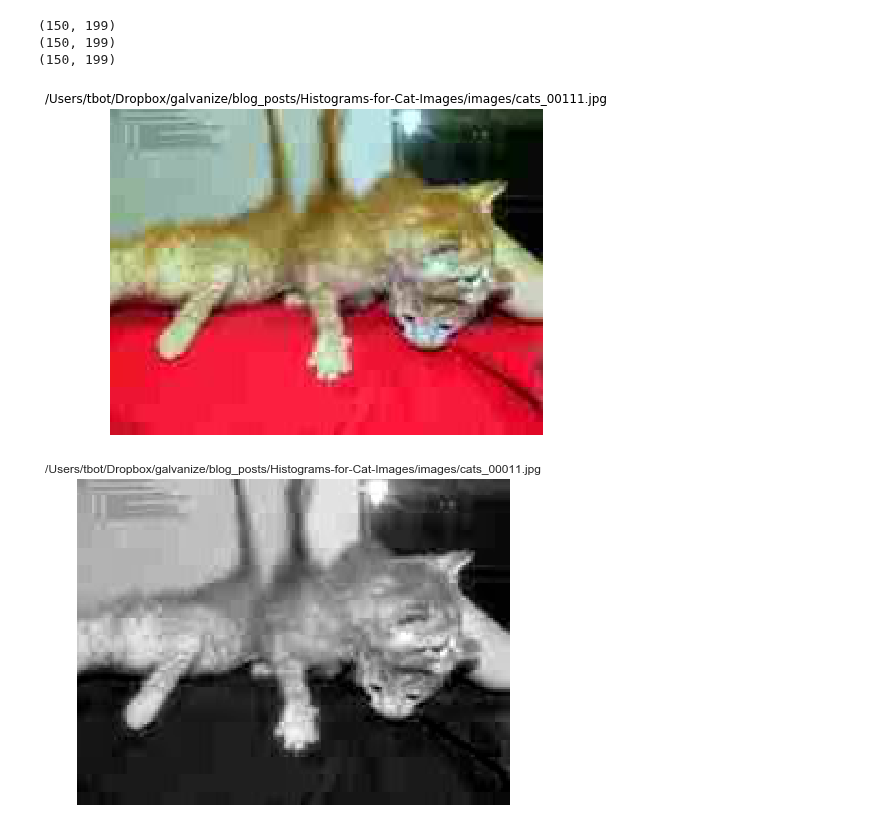
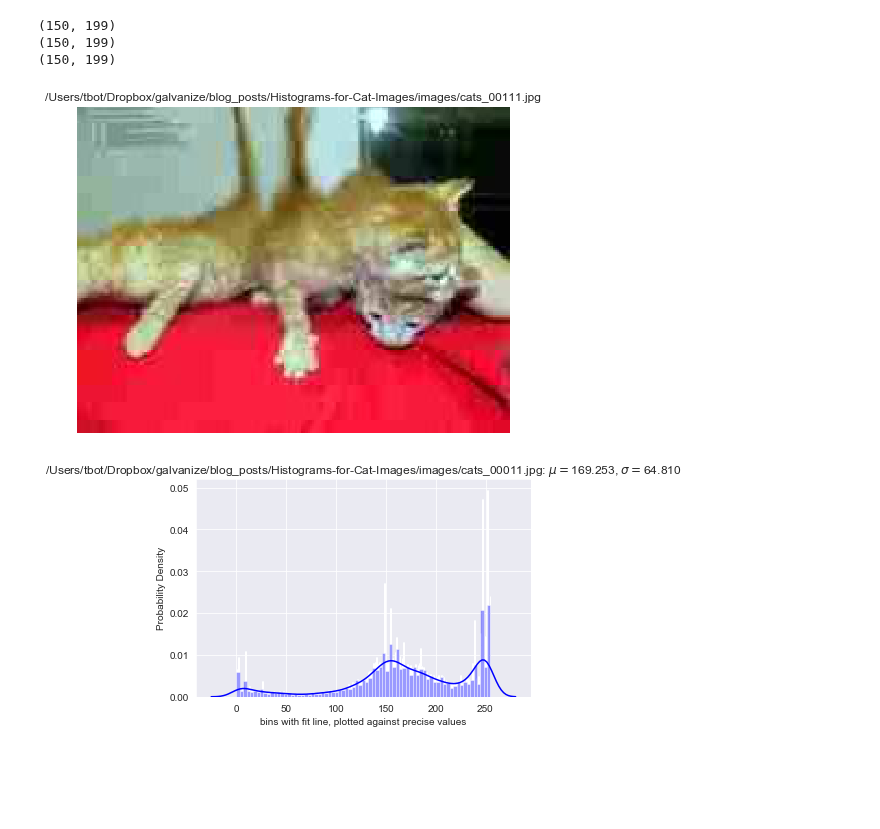
Before and after one commit to MnemoSemiotic/Histograms-for-Cat-Images, a Jupyter notebook: exploring_images.ipynb, the cells around one changed output. Cells and saved outputs as stored; diff of their text form; code cells hidden in the pictures; blank space fills up the shorter version.

```diff
--- a/exploring_images.ipynb
+++ b/exploring_images.ipynb
@@ -20,24 +20,26 @@ cwd = getcwd()
 animals_lst = [cwd + '/images/' + filename for filename in animals_lst]
 # %%
 # view a specific image
-cat_image = imread(animals_lst[4])
+choice = animals_lst[4]
+
+cat_image = imread(choice)
 
 # print(type(cat_image))
 # print(cat_image.shape)
 
-plot_image(cat_image, animals_lst[4])
+plot_image(cat_image, choice)
 
 r, g, b = split_layers_to_3(cat_image)
 
 print(r.shape)
 print(g.shape)
 print(b.shape)
 # %% [output]
 (150, 199)
 (150, 199)
 (150, 199)
-[figure, old version]
+[figure, new version]
 # %%
-plot_image(g, animals_lst[1])
+plot_histogram(r, animals_lst[1])
 # %% [output]
-[figure, old version]
+[figure, new version]
```
Also changed, not shown: parts of 9 cells of this notebook, 1 other file.
